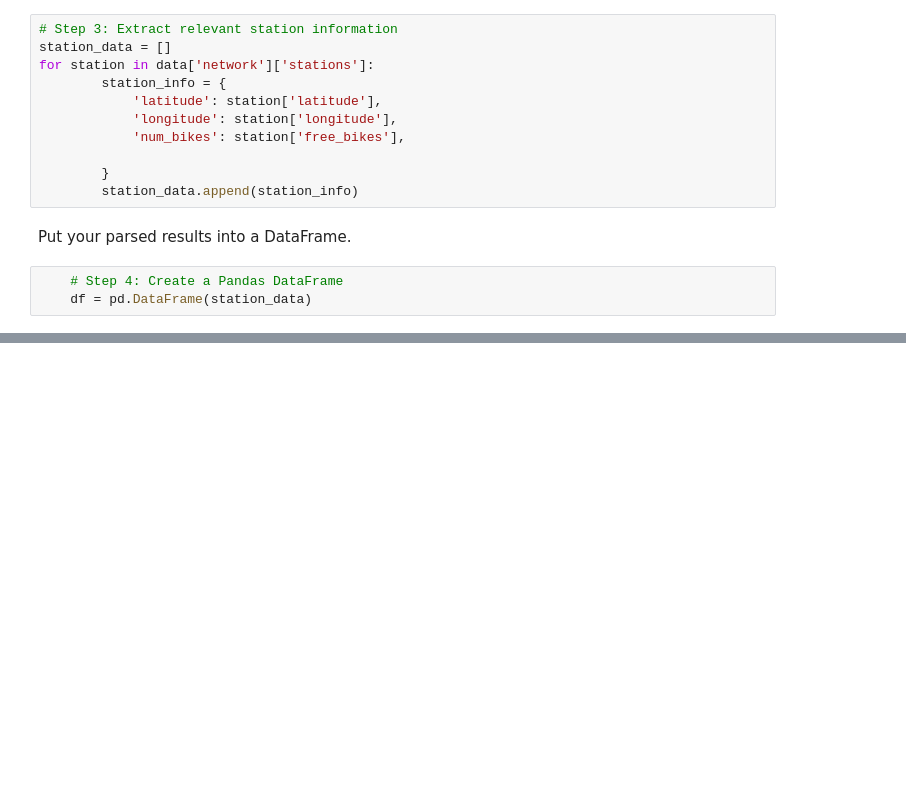
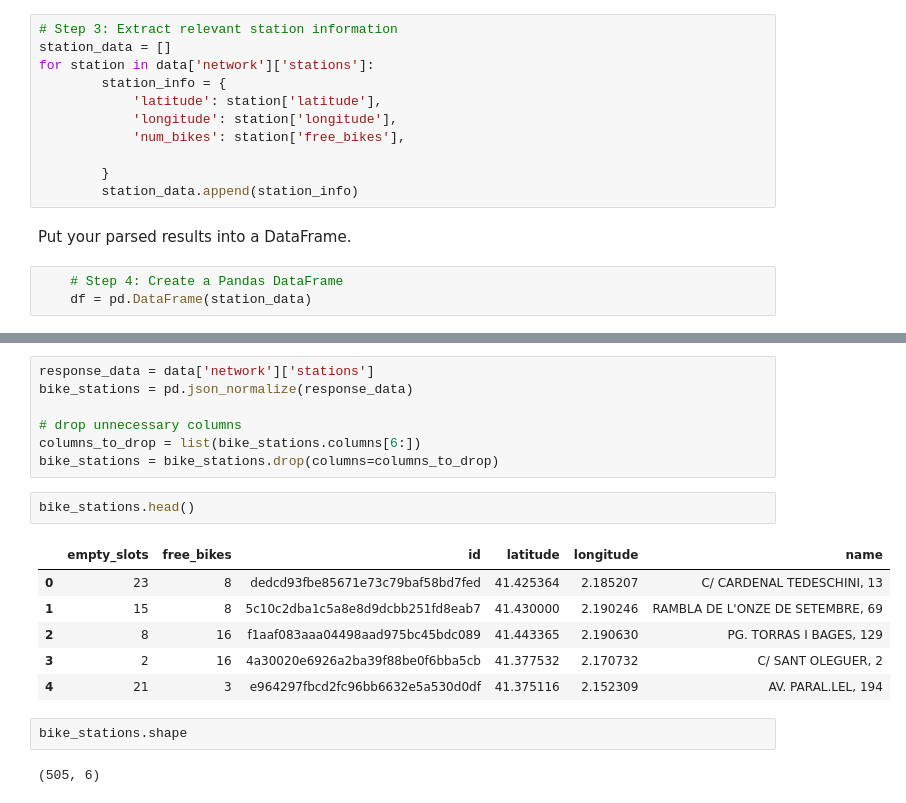
Before and after one commit to gu12934/-LHL-Statistical-Modelling-Project, a Jupyter notebook: notebooks/city_bikes.ipynb, the cells around one changed output, grey strips where cells are left out. Saved outputs shown, nothing was run; the diff lists cells and outputs as text; blank space fills up the shorter version.

```diff
--- a/notebooks/city_bikes.ipynb
+++ b/notebooks/city_bikes.ipynb
@@ -118,0 +143,20 @@ max     41.462095    2.220691   33.000000
+# %%
+response_data = data['network']['stations']
+bike_stations = pd.json_normalize(response_data)
+
+# drop unnecessary columns
+columns_to_drop = list(bike_stations.columns[6:])
+bike_stations = bike_stations.drop(columns=columns_to_drop)
+# %%
+bike_stations.head()
+# %% [output]
+|  | empty_slots | free_bikes | id | latitude | longitude | name |
+| 0 | 23 | 8 | dedcd93fbe85671e73c79baf58bd7fed | 41.425364 | 2.185207 | C/ CARDENAL TEDESCHINI, 13 |
+| 1 | 15 | 8 | 5c10c2dba1c5a8e8d9dcbb251fd8eab7 | 41.430000 | 2.190246 | RAMBLA DE L'ONZE DE SETEMBRE, 69 |
+| 2 | 8 | 16 | f1aaf083aaa04498aad975bc45bdc089 | 41.443365 | 2.190630 | PG. TORRAS I BAGES, 129 |
+| 3 | 2 | 16 | 4a30020e6926a2ba39f88be0f6bba5cb | 41.377532 | 2.170732 | C/ SANT OLEGUER, 2 |
+| 4 | 21 | 3 | e964297fbcd2fc96bb6632e5a530d0df | 41.375116 | 2.152309 | AV. PARAL.LEL, 194 |
+# %%
+bike_stations.shape
+# %% [output]
+(505, 6)
```
Also changed, not shown: parts of 5 cells of this notebook, 2 other files.
